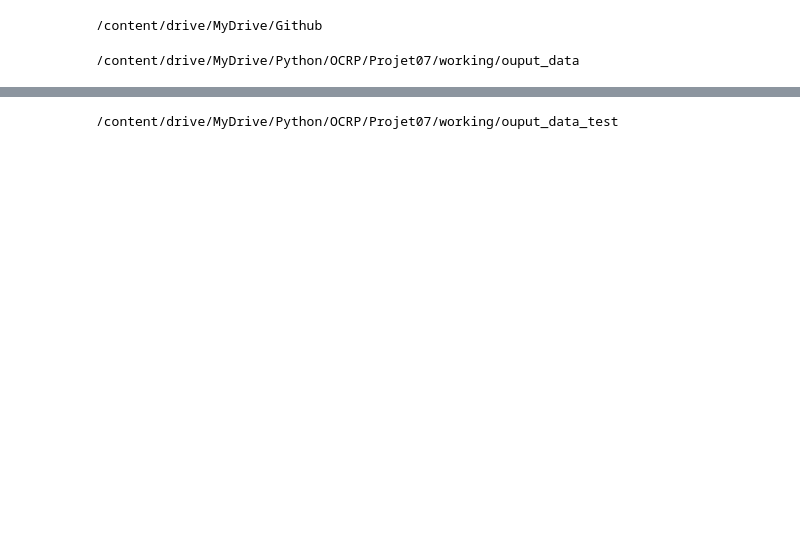
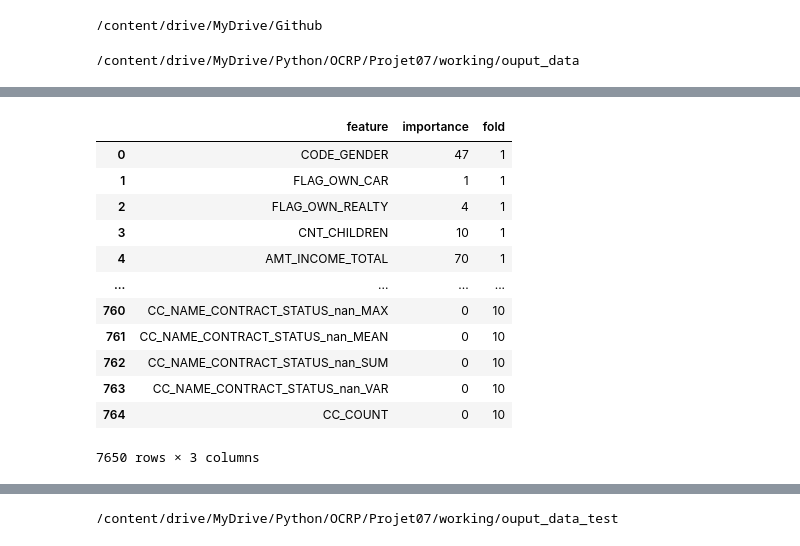
Before and after one commit to NgHenri/france-geojson, a Jupyter notebook: Projet7.ipynb, the cells around one changed output, grey strips where cells are left out. Saved outputs shown, nothing was run; the diff lists cells and outputs as text; code cells hidden in the pictures; blank space fills up the shorter version.

```diff
--- a/Projet7.ipynb
+++ b/Projet7.ipynb
@@ -486,7 +486,7 @@ def display_importances(feature_importance_df_):
     cols = feature_importance_df_[["feature", "importance"]].groupby("feature").mean().sort_values(by="importance", ascending=False)[:40].index
     best_features = feature_importance_df_.loc[feature_importance_df_.feature.isin(cols)]
     plt.figure(figsize=(8, 10))
-    sns.barplot(x="importance", y="feature", data=best_features.sort_values(by="importance", ascending=False))
+    sns.barplot(x="importance", y="feature", data=best_features.sort_values(by="importance", ascending=False),palette="plasma")
     plt.title('LightGBM Features (avg over folds)')
     plt.tight_layout()
     plt.savefig('lgbm_importances01.png')
@@ -1049,0 +1132,16 @@ Full model run - done in 160s
+# %%
+feat_importance.head()
+# %% [output]
+|  | feature | importance | fold |
+| 0 | CODE_GENDER | 47 | 1 |
+| 1 | FLAG_OWN_CAR | 1 | 1 |
+| 2 | FLAG_OWN_REALTY | 4 | 1 |
+| 3 | CNT_CHILDREN | 10 | 1 |
+| 4 | AMT_INCOME_TOTAL | 70 | 1 |
+| ... | ... | ... | ... |
+| 760 | CC_NAME_CONTRACT_STATUS_nan_MAX | 0 | 10 |
+| 761 | CC_NAME_CONTRACT_STATUS_nan_MEAN | 0 | 10 |
+| 762 | CC_NAME_CONTRACT_STATUS_nan_SUM | 0 | 10 |
+| 763 | CC_NAME_CONTRACT_STATUS_nan_VAR | 0 | 10 |
+| 764 | CC_COUNT | 0 | 10 |
+7650 rows × 3 columns
```
Also changed, not shown: parts of 5 cells of this notebook.
